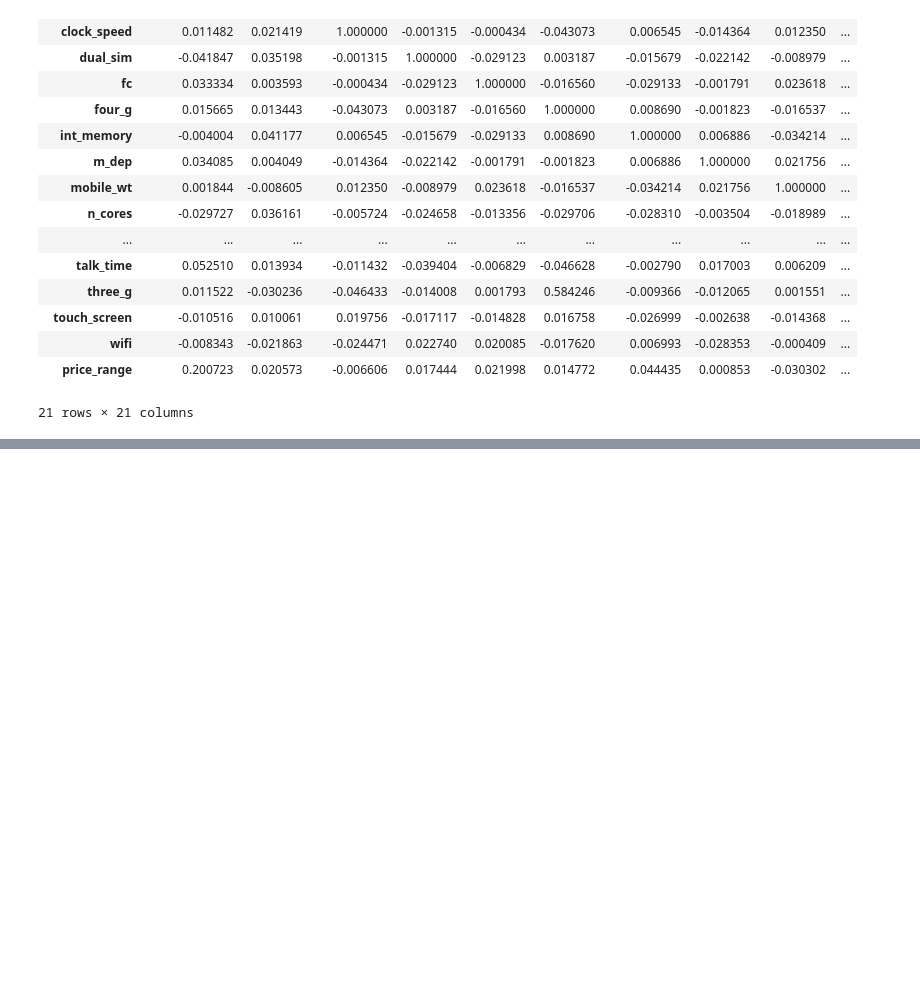
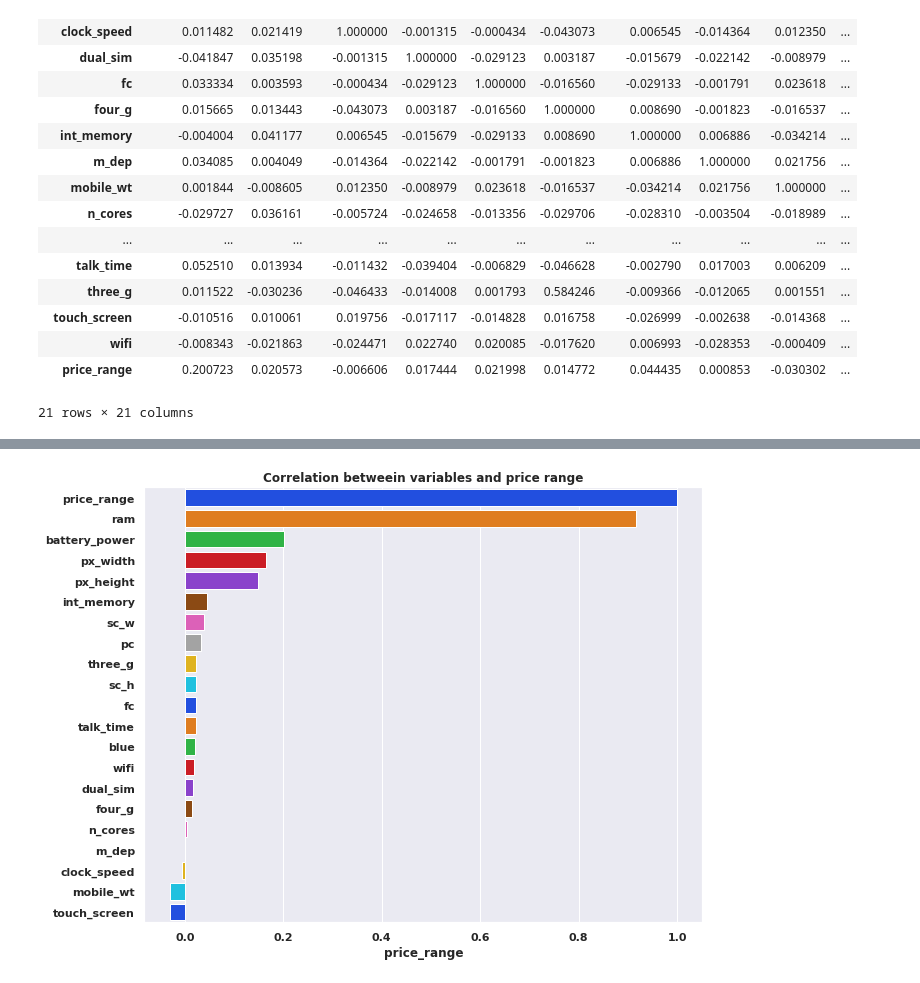
Before and after one commit to pratikjori20/Mobile-Price-Range-Prediction-ML-Class, a Jupyter notebook: Individual_capstone_3.ipynb, the cells around one changed output, grey strips where cells are left out. Saved outputs shown, nothing was run; the diff lists cells and outputs as text; code cells hidden in the pictures; blank space fills up the shorter version.

```diff
--- a/Individual_capstone_3.ipynb
+++ b/Individual_capstone_3.ipynb
@@ -187,3 +212,13 @@ plt.show()
+# %%
+# correlation between features among themselves
+corr = df.corr()
+corr = corr.price_range
+corr_price = corr.sort_values(ascending=False)
+plt.figure(figsize=(10,8))
+sns.barplot(x=corr_price, y=corr_price.index, palette='bright');
+plt.title('Correlation betweein variables and price range');
+# %% [output]
+[figure, added]
 # %%
 # data visualization for analysis of attribute
 df.hist(sharex=False, sharey=False, figsize=(24,24))
```
Also changed, not shown: parts of 26 cells of this notebook.
